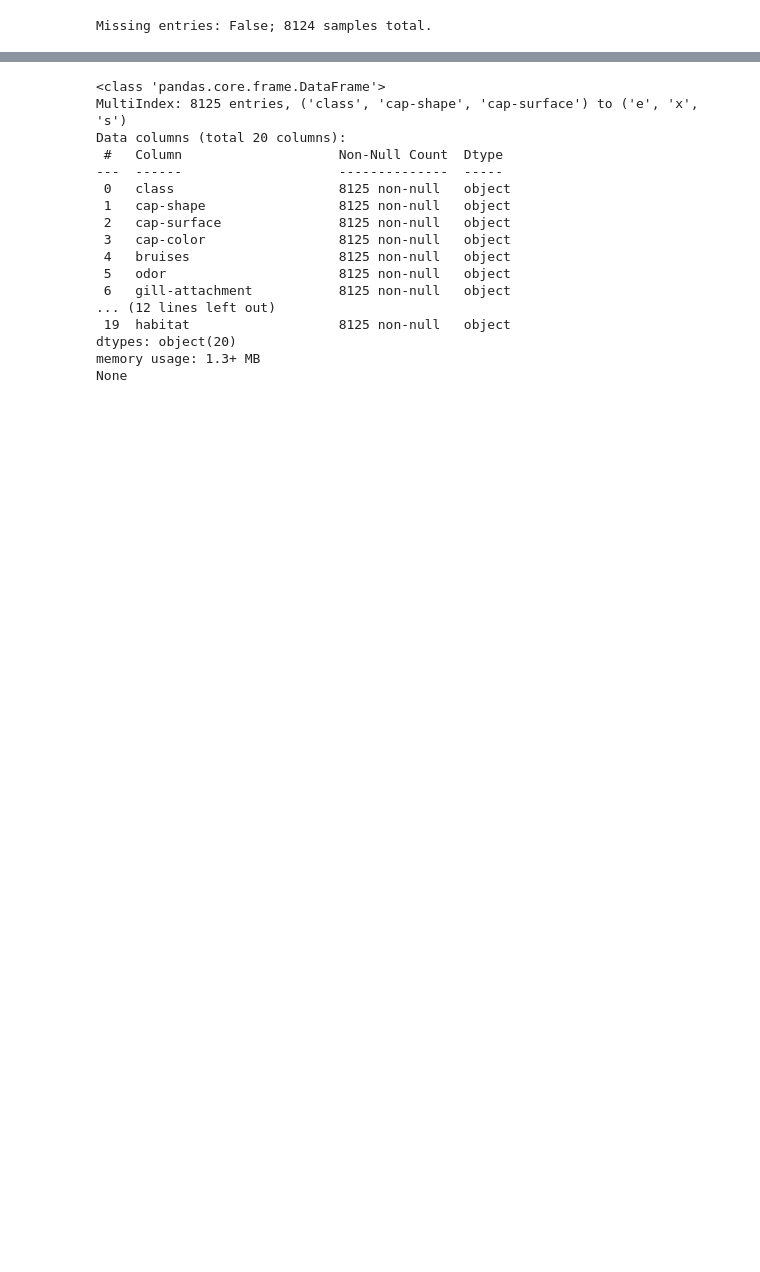
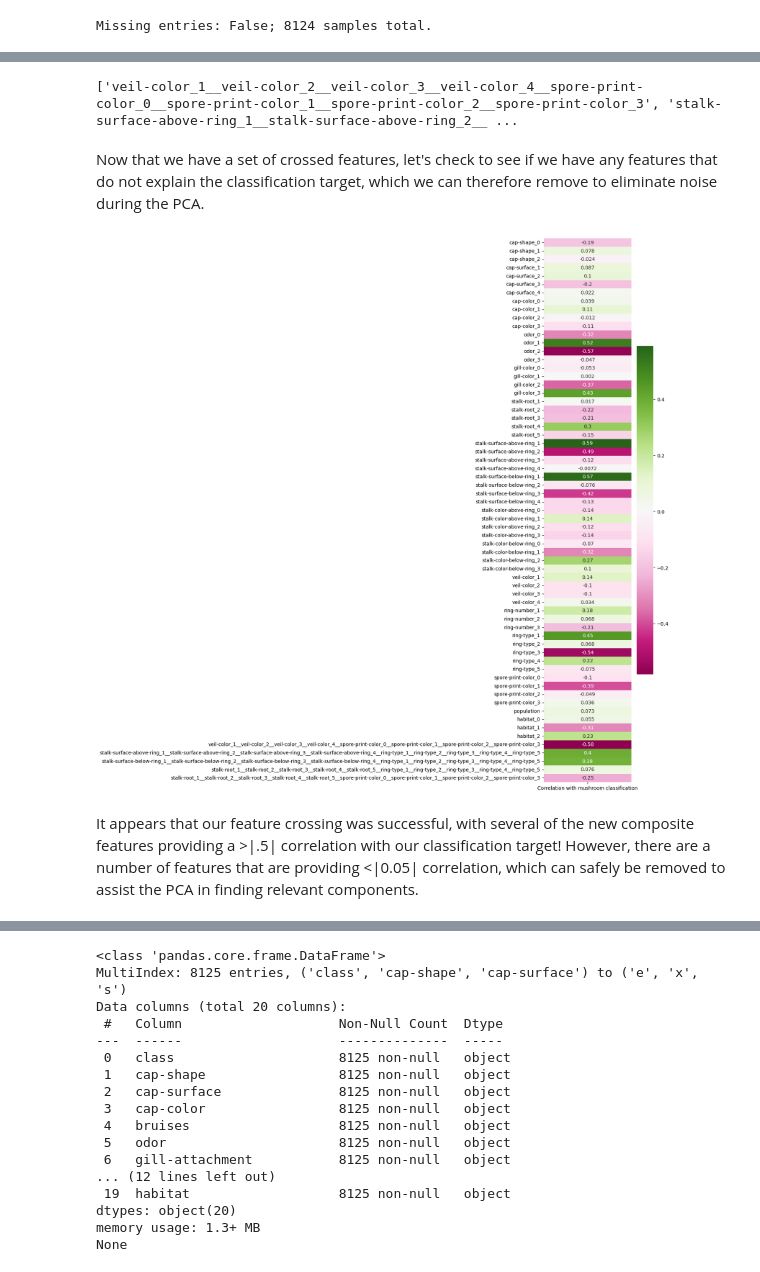
Before and after one commit to S-Bryce/ML-Lab-5, a Jupyter notebook: main.ipynb, the cells around one changed output, grey strips where cells are left out. Drawn from its saved outputs; the diff is of its cells as text; code cells hidden in the pictures; blank space fills up the shorter version.

```diff
--- a/main.ipynb
+++ b/main.ipynb
@@ -142,0 +261,56 @@ Missing entries: False; 8124 samples total.
+# %%
+cross_columns = [['veil-color_1', 'veil-color_2',
+                  'veil-color_3', 'veil-color_4', 'spore-print-color_0',
+                  'spore-print-color_1', 'spore-print-color_2', 'spore-print-color_3'],
+                 ['stalk-surface-above-ring_1',
+                  'stalk-surface-above-ring_2', 'stalk-surface-above-ring_3',
+                  'stalk-surface-above-ring_4', 'ring-type_1', 'ring-type_2', 'ring-type_3',
+                  'ring-type_4', 'ring-type_5'],
+                 ['stalk-surface-below-ring_1',
+                  'stalk-surface-below-ring_2', 'stalk-surface-below-ring_3',
+                  'stalk-surface-below-ring_4', 'ring-type_1', 'ring-type_2', 'ring-type_3',
+                  'ring-type_4', 'ring-type_5'],
+                 ['stalk-root_1', 'stalk-root_2', 'stalk-root_3',
+                  'stalk-root_4', 'stalk-root_5', 'ring-type_1', 'ring-type_2', 'ring-type_3',
+                  'ring-type_4', 'ring-type_5'],
+                 ['stalk-root_1', 'stalk-root_2', 'stalk-root_3',
+                  'stalk-root_4', 'stalk-root_5', 'spore-print-color_0',
+                  'spore-print-color_1', 'spore-print-color_2', 'spore-print-color_3']
+]
+
+# cross each set of columns in the list above
+cross_col_df_names = []
+for cols_list in cross_columns:
+    # encode as ints for the embedding
+    enc = LabelEncoder()
+
+    # 1. create crossed labels by join operation
+    X_crossed_train = train_samples[cols_list].apply(lambda x: '__'.join(str(x)), axis=1)
+    X_crossed_test = test_samples[cols_list].apply(lambda x: '__'.join(str(x)), axis=1)
+
+    # get a nice name for this new crossed column
+    cross_col_name = '__'.join(cols_list)
+
+    # 2. encode as integers, stacking all possibilities
+    enc.fit(np.hstack((X_crossed_train.to_numpy(),  X_crossed_test.to_numpy())))
+
+    # 3. Save into dataframe with new name
+    train_samples[cross_col_name] = enc.transform(X_crossed_train)
+    test_samples[cross_col_name] = enc.transform(X_crossed_test)
+
+    # keep track of the new names of the crossed columns
+    cross_col_df_names.append(cross_col_name)
+
+print(cross_col_df_names)
+# %% [output]
+['veil-color_1__veil-color_2__veil-color_3__veil-color_4__spore-print-color_0__spore-print-color_1__spore-print-color_2__spore-print-color_3', 'stalk-surface-above-ring_1__stalk-surface-above-ring_2__ ...
+# %% [markdown]
+Now that we have a set of crossed features, let's check to see if we have any features that do not explain the classification target, which we can therefore remove to eliminate noise during the PCA.
+# %%
+plt.figure(figsize=(4,20))
+sns.heatmap(train_samples.corrwith(train_target, method="pearson").to_frame("Correlation with mushroom classification"), annot=True, cmap='PiYG')
+plt.show()
+# %% [output]
+[figure, added]
+# %% [markdown]
+It appears that our feature crossing was successful, with several of the new composite features providing a >|.5| correlation with our classification target! However, there are a number of features that are providing <|0.05| correlation, which can safely be removed to assist the PCA in finding relevant components.
```
Also changed, not shown: parts of 27 cells of this notebook.
